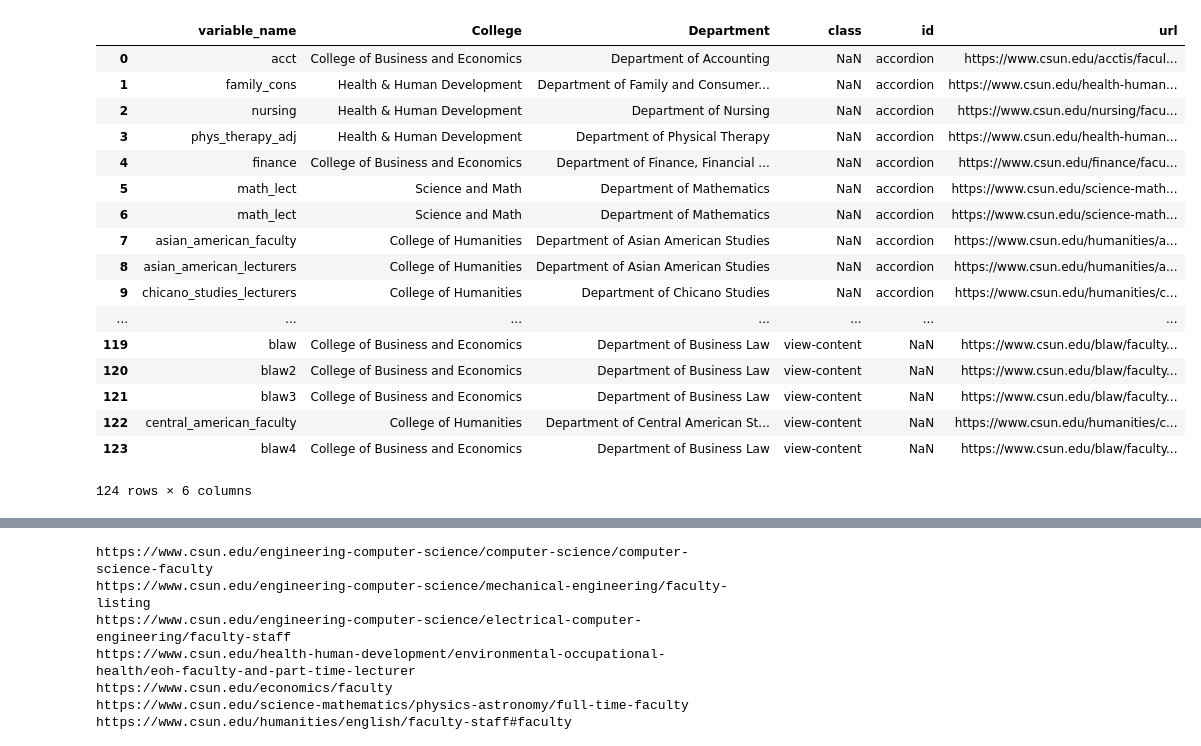
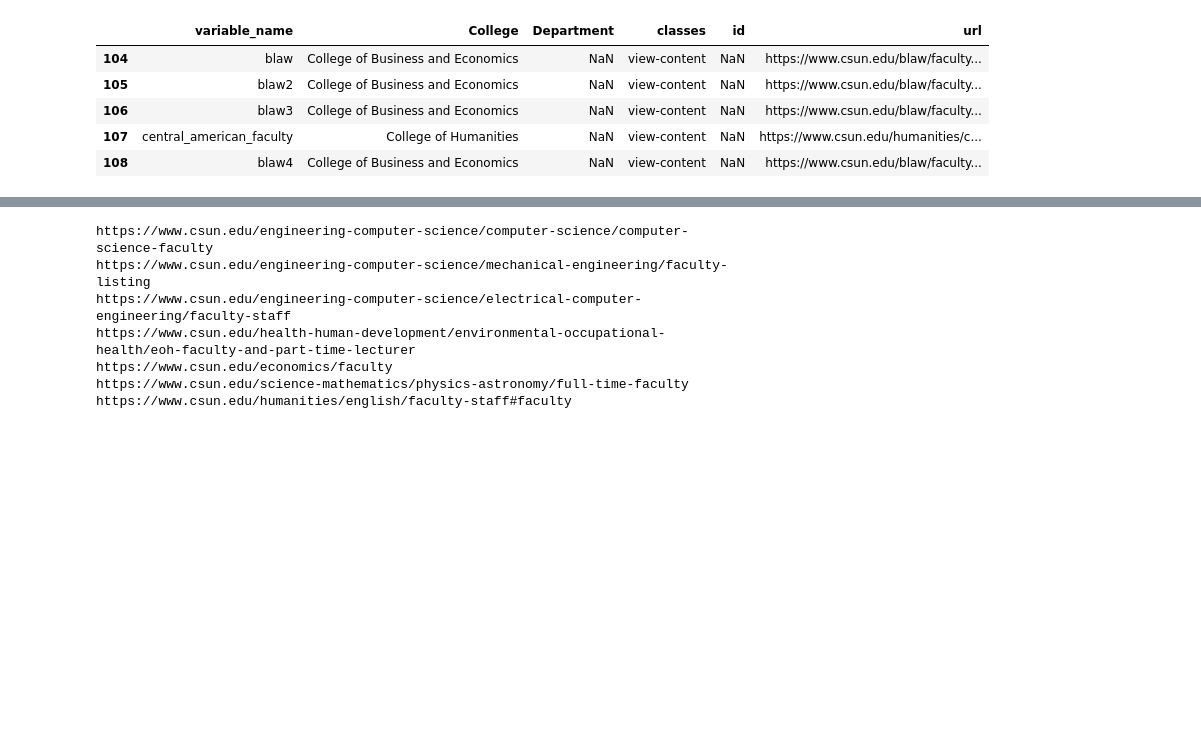
Before and after one commit to martinezjorge/Academic-Citation-Scrapers, a Jupyter notebook: Name Scrapers/catalog-content script.ipynb, the cells around one changed output, grey strips where cells are left out. Cells and saved outputs as stored; diff of their text form; code cells hidden in the pictures; blank space fills up the shorter version.

```diff
--- a/Name Scrapers/catalog-content script.ipynb
+++ b/Name Scrapers/catalog-content script.ipynb
@@ -14,26 +14,14 @@ def catalog_content_script(url):
     return names
 # %%
 college_data = pd.read_csv("department_urls.csv")
-college_data
+college_data.tail()
 # %% [output]
-|  | variable_name | College | Department | class | id | url |
-| 0 | acct | College of Business and Economics | Department of Accounting | NaN | accordion | https://www.csun.edu/acctis/facul... |
-| 1 | family_cons | Health & Human Development | Department of Family and Consumer... | NaN | accordion | https://www.csun.edu/health-human... |
-| 2 | nursing | Health & Human Development | Department of Nursing | NaN | accordion | https://www.csun.edu/nursing/facu... |
-| 3 | phys_therapy_adj | Health & Human Development | Department of Physical Therapy | NaN | accordion | https://www.csun.edu/health-human... |
-| 4 | finance | College of Business and Economics | Department of Finance, Financial ... | NaN | accordion | https://www.csun.edu/finance/facu... |
-| 5 | math_lect | Science and Math | Department of Mathematics | NaN | accordion | https://www.csun.edu/science-math... |
-| 6 | math_lect | Science and Math | Department of Mathematics | NaN | accordion | https://www.csun.edu/science-math... |
-| 7 | asian_american_faculty | College of Humanities | Department of Asian American Studies | NaN | accordion | https://www.csun.edu/humanities/a... |
-| 8 | asian_american_lecturers | College of Humanities | Department of Asian American Studies | NaN | accordion | https://www.csun.edu/humanities/a... |
-| 9 | chicano_studies_lecturers | College of Humanities | Department of Chicano Studies | NaN | accordion | https://www.csun.edu/humanities/c... |
-| ... | ... | ... | ... | ... | ... | ... |
-| 119 | blaw | College of Business and Economics | Department of Business Law | view-content | NaN | https://www.csun.edu/blaw/faculty... |
-| 120 | blaw2 | College of Business and Economics | Department of Business Law | view-content | NaN | https://www.csun.edu/blaw/faculty... |
-| 121 | blaw3 | College of Business and Economics | Department of Business Law | view-content | NaN | https://www.csun.edu/blaw/faculty... |
-| 122 | central_american_faculty | College of Humanities | Department of Central American St... | view-content | NaN | https://www.csun.edu/humanities/c... |
-| 123 | blaw4 | College of Business and Economics | Department of Business Law | view-content | NaN | https://www.csun.edu/blaw/faculty... |
+|  | variable_name | College | Department | classes | id | url |
+| 104 | blaw | College of Business and Economics | NaN | view-content | NaN | https://www.csun.edu/blaw/faculty... |
+| 105 | blaw2 | College of Business and Economics | NaN | view-content | NaN | https://www.csun.edu/blaw/faculty... |
+| 106 | blaw3 | College of Business and Economics | NaN | view-content | NaN | https://www.csun.edu/blaw/faculty... |
+| 107 | central_american_faculty | College of Humanities | NaN | view-content | NaN | https://www.csun.edu/humanities/c... |
+| 108 | blaw4 | College of Business and Economics | NaN | view-content | NaN | https://www.csun.edu/blaw/faculty... |
-124 rows × 6 columns
 # %%
 catalog_content = college_data[college_data.id == 'catalog_content']
 # %%
```
Also changed, not shown: parts of 1 cell of this notebook, 26 other files.
